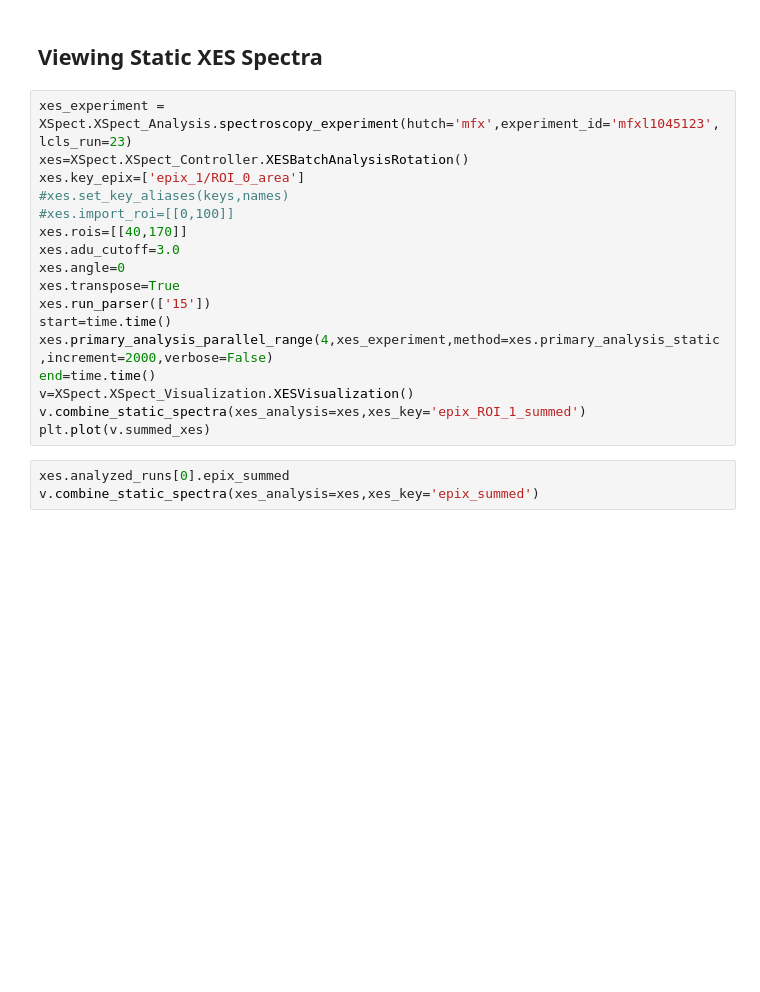
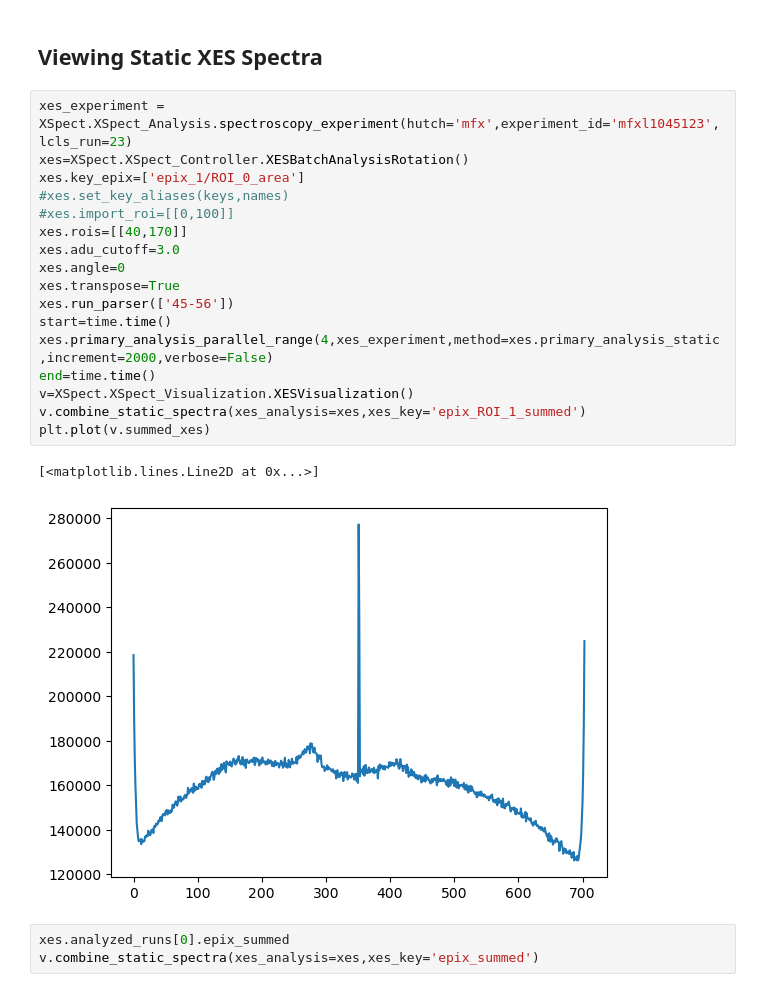
Before and after one commit to lg345/XSpect, a Jupyter notebook: XSpect_XES_examples.ipynb, the cells around one changed output. Cells and saved outputs as stored; diff of their text form; blank space fills up the shorter version.

```diff
--- a/XSpect_XES_examples.ipynb
+++ b/XSpect_XES_examples.ipynb
@@ -22,20 +22,23 @@ import XSpect.XSpect_Visualization
 # %%
 xes_experiment = XSpect.XSpect_Analysis.spectroscopy_experiment(hutch='mfx',experiment_id='mfxl1045123',lcls_run=23)
 xes=XSpect.XSpect_Controller.XESBatchAnalysisRotation()
 xes.key_epix=['epix_1/ROI_0_area']
 #xes.set_key_aliases(keys,names)
 #xes.import_roi=[[0,100]]
 xes.rois=[[40,170]]
 xes.adu_cutoff=3.0
 xes.angle=0
 xes.transpose=True
-xes.run_parser(['15'])
+xes.run_parser(['45-56'])
 start=time.time()
 xes.primary_analysis_parallel_range(4,xes_experiment,method=xes.primary_analysis_static,increment=2000,verbose=False)
 end=time.time()
 v=XSpect.XSpect_Visualization.XESVisualization()
 v.combine_static_spectra(xes_analysis=xes,xes_key='epix_ROI_1_summed')
 plt.plot(v.summed_xes)
+# %% [output]
+[<matplotlib.lines.Line2D at 0x...>]
+[figure, added]
 # %%
 xes.analyzed_runs[0].epix_summed
 v.combine_static_spectra(xes_analysis=xes,xes_key='epix_summed')
```
Also changed, not shown: parts of 11 cells of this notebook, 1 other file.
